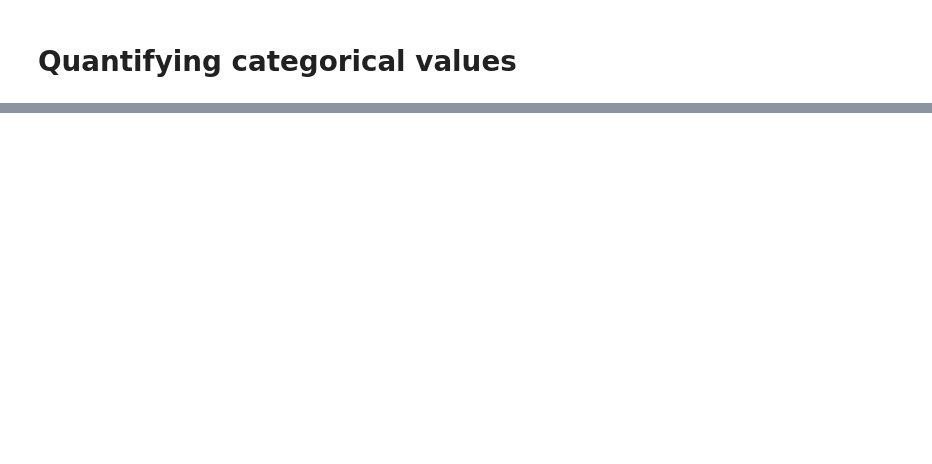
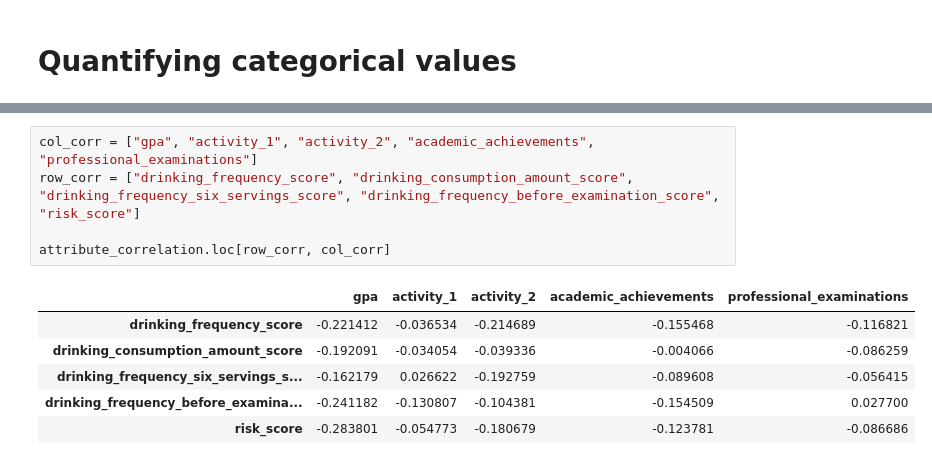
Before and after one commit to nicktanryo/gecc-fyp, a Jupyter notebook: analysis.ipynb, the cells around one changed output, grey strips where cells are left out. Drawn from its saved outputs; the diff is of its cells as text; blank space fills up the shorter version.

```diff
--- a/analysis.ipynb
+++ b/analysis.ipynb
@@ -345 +330,13 @@ Name: gpa, dtype: float64
+# %%
+col_corr = ["gpa", "activity_1", "activity_2", "academic_achievements", "professional_examinations"]
+row_corr = ["drinking_frequency_score", "drinking_consumption_amount_score", "drinking_frequency_six_servings_score", "drinking_frequency_before_examination_score", "risk_score"]
+
+attribute_correlation.loc[row_corr, col_corr]
+# %% [output]
+|  | gpa | activity_1 | activity_2 | academic_achievements | professional_examinations |
+| drinking_frequency_score | -0.221412 | -0.036534 | -0.214689 | -0.155468 | -0.116821 |
+| drinking_consumption_amount_score | -0.192091 | -0.034054 | -0.039336 | -0.004066 | -0.086259 |
+| drinking_frequency_six_servings_s... | -0.162179 | 0.026622 | -0.192759 | -0.089608 | -0.056415 |
+| drinking_frequency_before_examina... | -0.241182 | -0.130807 | -0.104381 | -0.154509 | 0.027700 |
+| risk_score | -0.283801 | -0.054773 | -0.180679 | -0.123781 | -0.086686 |
 # %%
```
Also changed, not shown: parts of 26 cells of this notebook.
